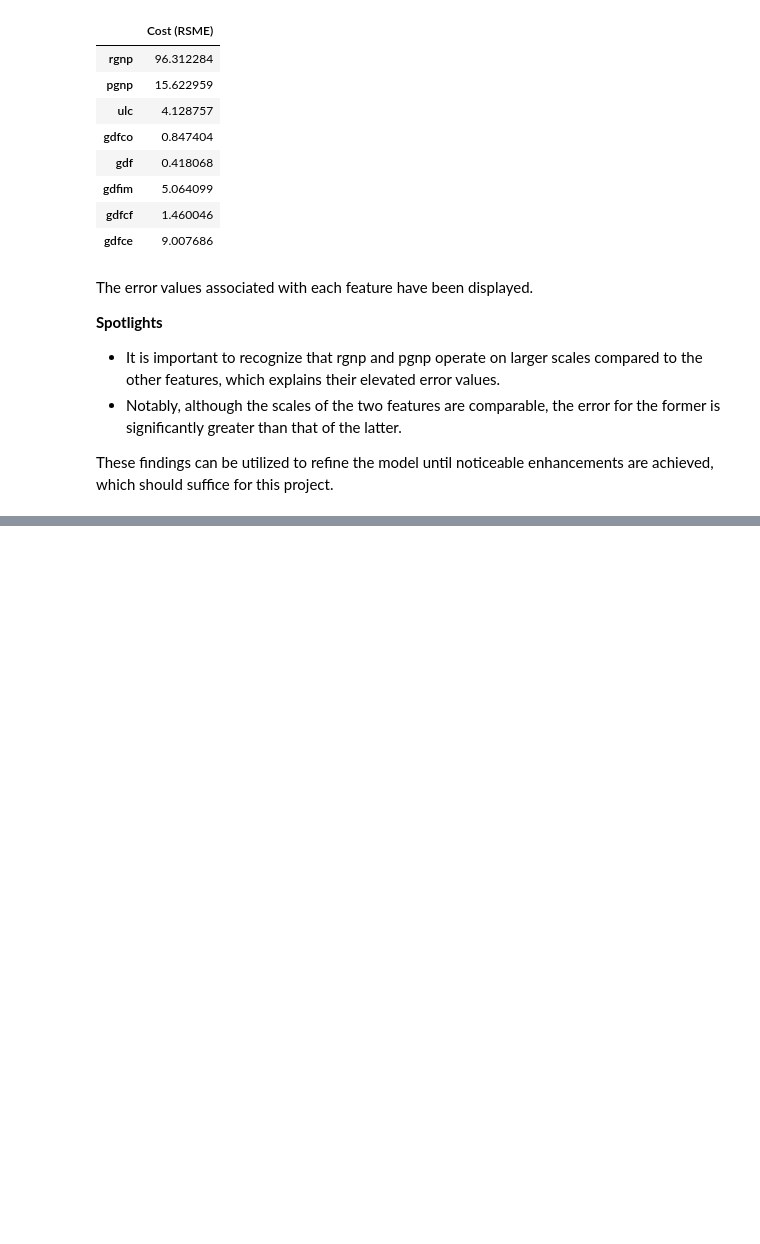
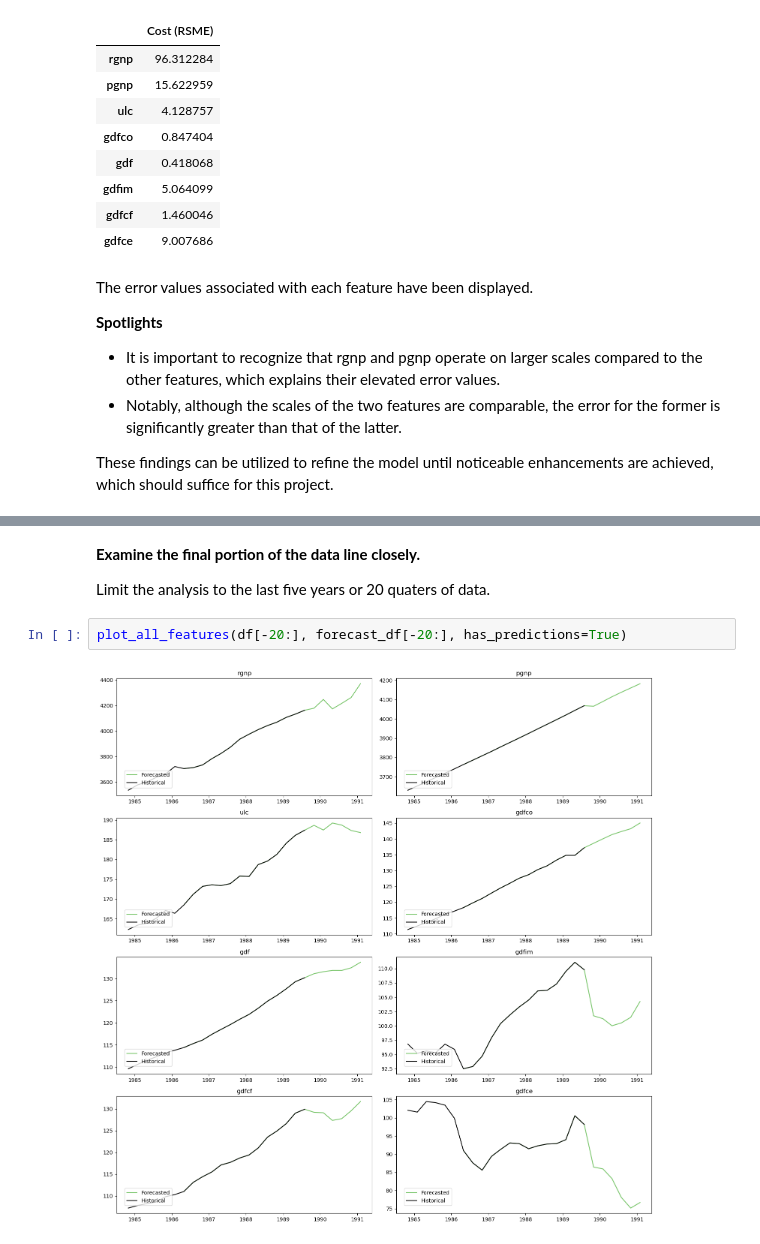
Before and after one commit to tyrantdavis/Forecasting-Economics-MultiVariate, a Jupyter notebook: Forecasting-WageGrowth-And-Inflation.ipynb, the cells around one changed output, grey strips where cells are left out. Saved outputs shown, nothing was run; the diff lists cells and outputs as text; blank space fills up the shorter version.

Commit message:
Envision the trend analysis based on the latest data.

```diff
--- a/Forecasting-WageGrowth-And-Inflation.ipynb
+++ b/Forecasting-WageGrowth-And-Inflation.ipynb
@@ -505,0 +536,8 @@ These findings can be utilized to refine the model until noticeable enhancements
+# %% [markdown]
+**Examine the final portion of the data line closely.**
+
+Limit the analysis to the last five years or 20 quaters of data.
+# %%
+plot_all_features(df[-20:], forecast_df[-20:], has_predictions=True)
+# %% [output]
+[figure, added]
```
Also changed, not shown: parts of 6 cells of this notebook.
